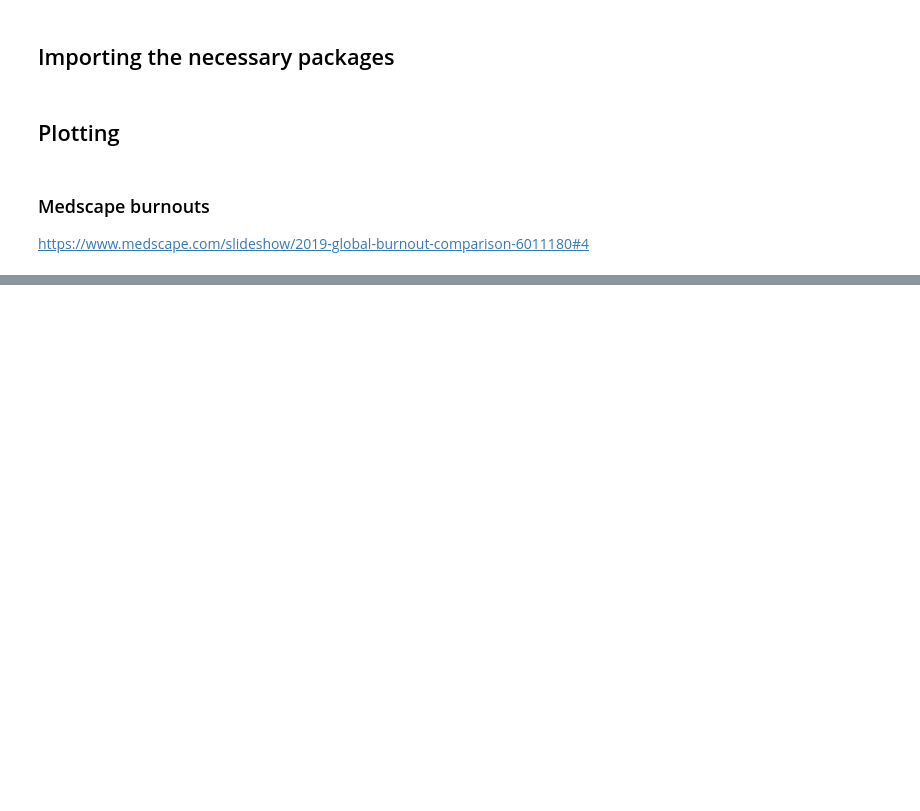
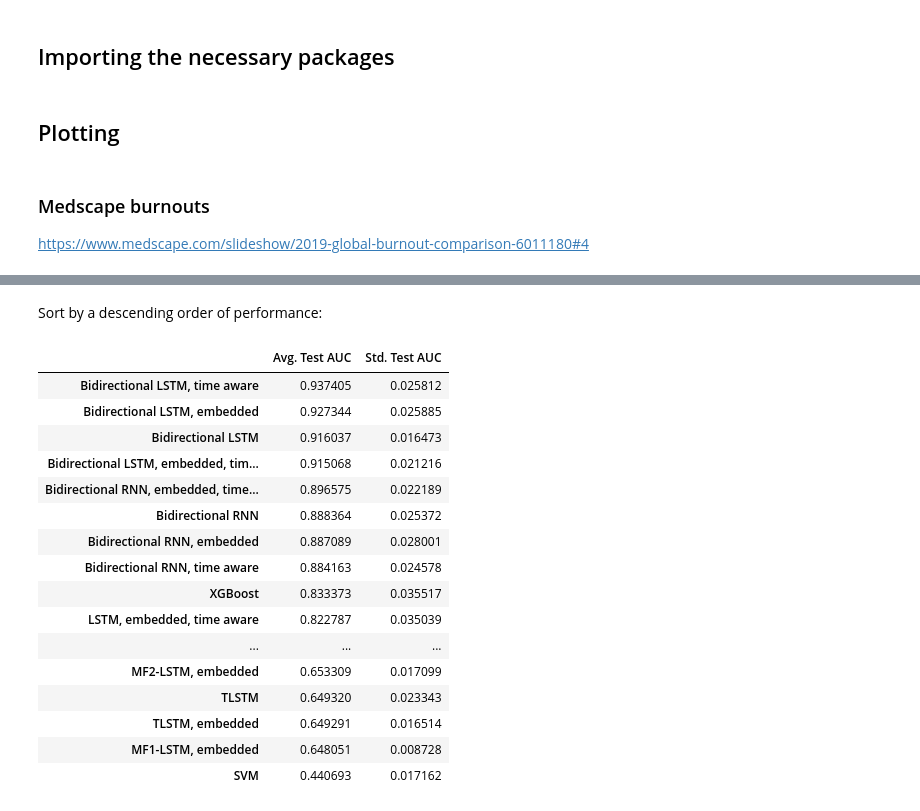
Before and after one commit to AndreCNF/plotly-html, a Jupyter notebook: plotly-htmls.ipynb, the cells around one changed output, grey strips where cells are left out. Drawn from its saved outputs; the diff is of its cells as text; code cells hidden in the pictures; blank space fills up the shorter version.

```diff
--- a/plotly-htmls.ipynb
+++ b/plotly-htmls.ipynb
@@ -61,0 +173,23 @@ pio.write_html(fig, file='medscape_burnouts.html', auto_open=True)
+# %% [markdown]
+Sort by a descending order of performance:
+# %%
+metrics_df = metrics_df.sort_values('Avg. Test AUC', ascending=False)
+metrics_df
+# %% [output]
+|  | Avg. Test AUC | Std. Test AUC |
+| Bidirectional LSTM, time aware | 0.937405 | 0.025812 |
+| Bidirectional LSTM, embedded | 0.927344 | 0.025885 |
+| Bidirectional LSTM | 0.916037 | 0.016473 |
+| Bidirectional LSTM, embedded, tim... | 0.915068 | 0.021216 |
+| Bidirectional RNN, embedded, time... | 0.896575 | 0.022189 |
+| Bidirectional RNN | 0.888364 | 0.025372 |
+| Bidirectional RNN, embedded | 0.887089 | 0.028001 |
+| Bidirectional RNN, time aware | 0.884163 | 0.024578 |
+| XGBoost | 0.833373 | 0.035517 |
+| LSTM, embedded, time aware | 0.822787 | 0.035039 |
+| ... | ... | ... |
+| MF2-LSTM, embedded | 0.653309 | 0.017099 |
+| TLSTM | 0.649320 | 0.023343 |
+| TLSTM, embedded | 0.649291 | 0.016514 |
+| MF1-LSTM, embedded | 0.648051 | 0.008728 |
+| SVM | 0.440693 | 0.017162 |
```
Also changed, not shown: parts of 33 cells of this notebook, 2 other files.
